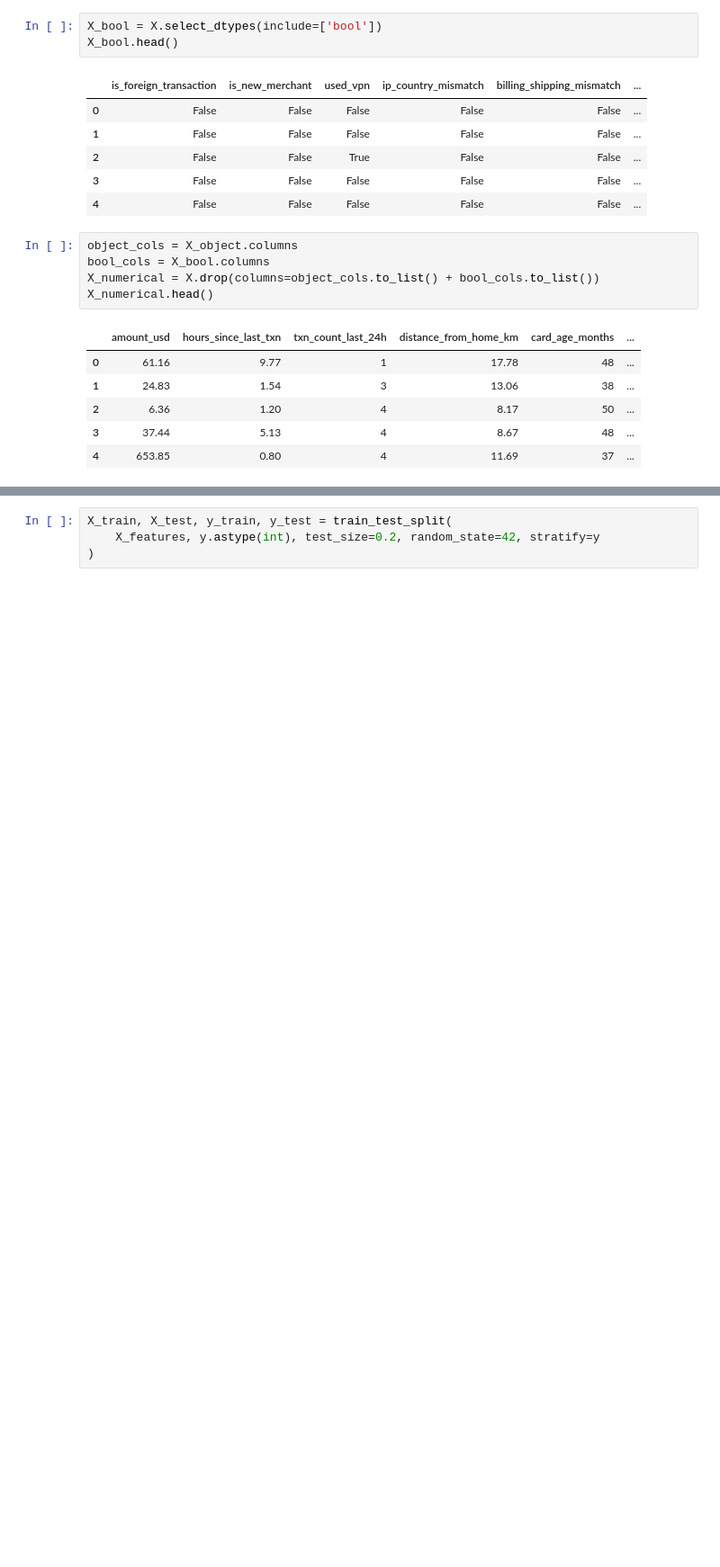
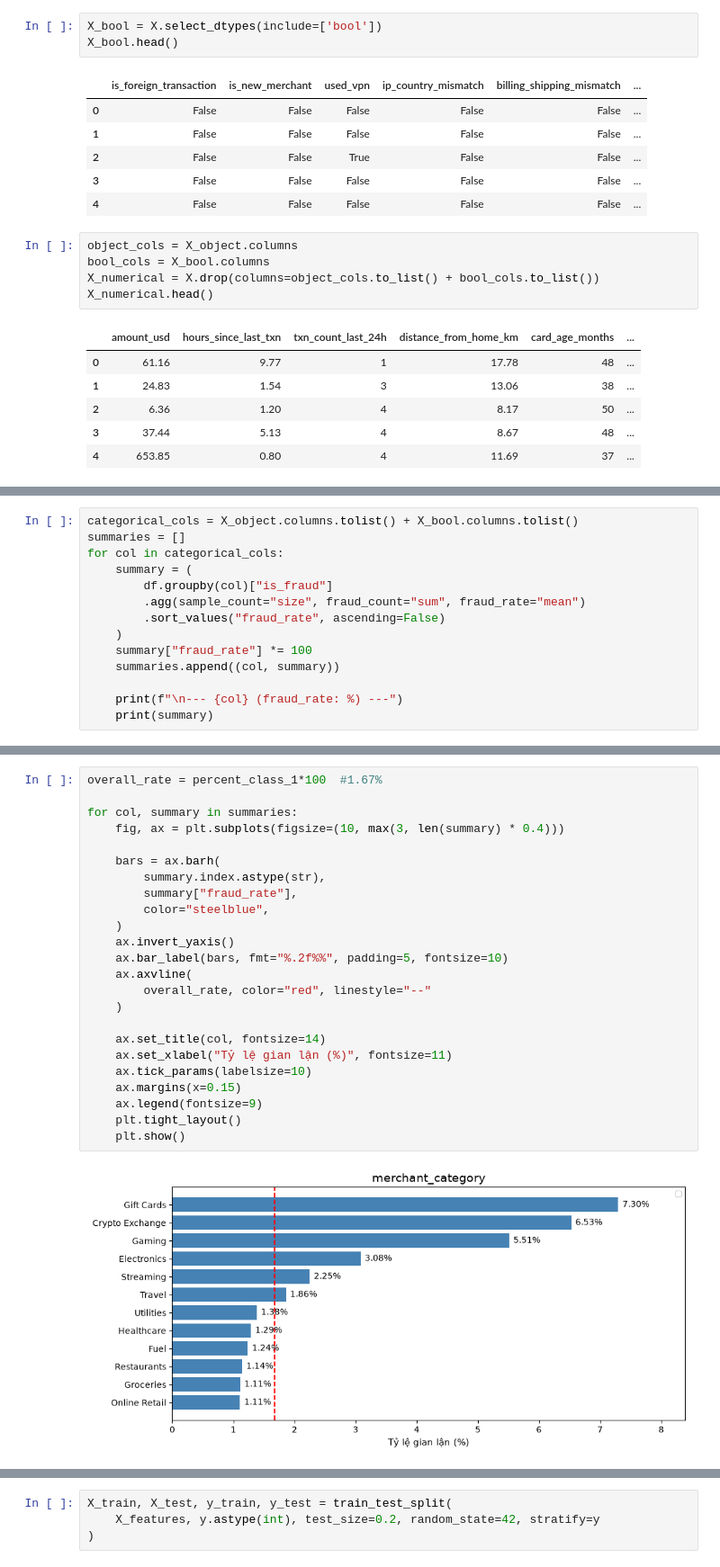
Before and after one commit to longlt-123/ML_LeDucTrong, a Jupyter notebook: train.ipynb, the cells around one changed output, grey strips where cells are left out. Shown at 90% size. Cells and saved outputs as stored; diff of their text form; blank space fills up the shorter version.

```diff
--- a/train.ipynb
+++ b/train.ipynb
@@ -151,0 +213,14 @@ X_bool.head()
+# %%
+categorical_cols = X_object.columns.tolist() + X_bool.columns.tolist()
+summaries = []
+for col in categorical_cols:
+    summary = (
+        df.groupby(col)["is_fraud"]
+        .agg(sample_count="size", fraud_count="sum", fraud_rate="mean")
+        .sort_values("fraud_rate", ascending=False)
+    )
+    summary["fraud_rate"] *= 100
+    summaries.append((col, summary))
+
+    print(f"\n--- {col} (fraud_rate: %) ---")
+    print(summary)
@@ -151,0 +245,26 @@ X_bool.head()
+# %%
+overall_rate = percent_class_1*100  #1.67%
+
+for col, summary in summaries:
+    fig, ax = plt.subplots(figsize=(10, max(3, len(summary) * 0.4)))
+
+    bars = ax.barh(
+        summary.index.astype(str),
+        summary["fraud_rate"],
+        color="steelblue",
+    )
+    ax.invert_yaxis()
+    ax.bar_label(bars, fmt="%.2f%%", padding=5, fontsize=10)
+    ax.axvline(
+        overall_rate, color="red", linestyle="--"
+    )
+
+    ax.set_title(col, fontsize=14)
+    ax.set_xlabel("Tỷ lệ gian lận (%)", fontsize=11)
+    ax.tick_params(labelsize=10)
+    ax.margins(x=0.15)
+    ax.legend(fontsize=9)
+    plt.tight_layout()
+    plt.show()
+# %% [output]
+[figure, added]
```
Also changed, not shown: parts of 46 cells of this notebook, 1 other file.
